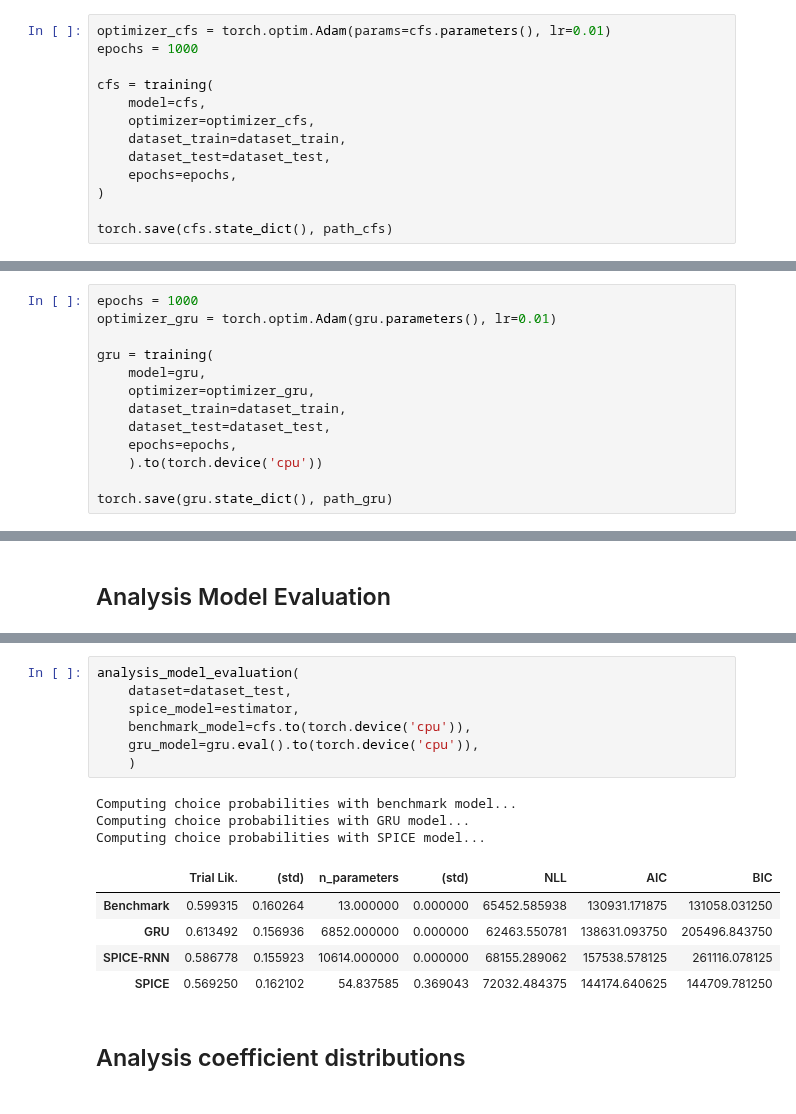
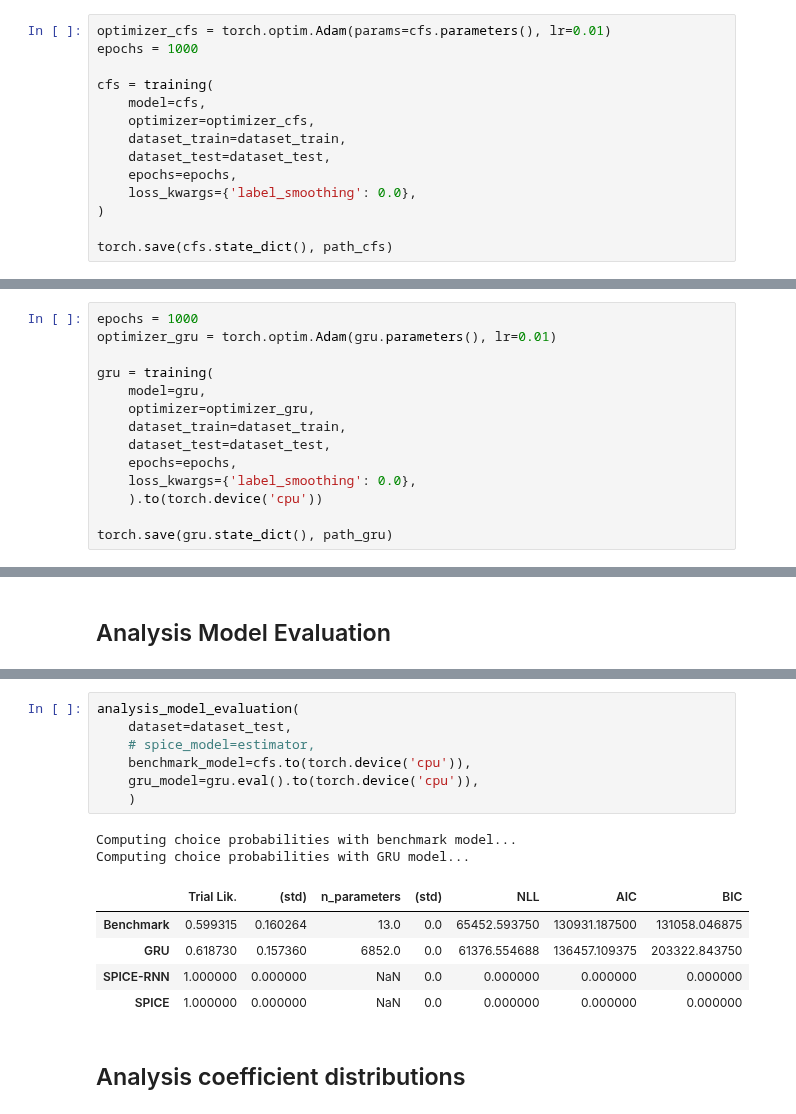
Before and after one commit to whyhardt/SPICE, a Jupyter notebook: weinhardt2026/studies/castro2025/castro2025.ipynb, the cells around one changed output, grey strips where cells are left out. Cells and saved outputs as stored; diff of their text form.

```diff
--- a/weinhardt2026/studies/castro2025/castro2025.ipynb
+++ b/weinhardt2026/studies/castro2025/castro2025.ipynb
@@ -163,6 +163,7 @@ cfs = training(
     dataset_train=dataset_train,
     dataset_test=dataset_test,
     epochs=epochs,
+    loss_kwargs={'label_smoothing': 0.0},
 )
 
 torch.save(cfs.state_dict(), path_cfs)
@@ -190,6 +209,7 @@ gru = training(
     dataset_train=dataset_train,
     dataset_test=dataset_test,
     epochs=epochs,
+    loss_kwargs={'label_smoothing': 0.0},
     ).to(torch.device('cpu'))
 
 torch.save(gru.state_dict(), path_gru)
@@ -246,19 +283,18 @@ Computing choice probabilities with SPICE model...
 # %%
 analysis_model_evaluation(
     dataset=dataset_test,
-    spice_model=estimator,
+    # spice_model=estimator,
     benchmark_model=cfs.to(torch.device('cpu')),
     gru_model=gru.eval().to(torch.device('cpu')),
     )
 # %% [output]
 Computing choice probabilities with benchmark model...
 Computing choice probabilities with GRU model...
-Computing choice probabilities with SPICE model...
 |  | Trial Lik. | (std) | n_parameters | (std) | NLL | AIC | BIC |
-| Benchmark | 0.599315 | 0.160264 | 13.000000 | 0.000000 | 65452.585938 | 130931.171875 | 131058.031250 |
-| GRU | 0.613492 | 0.156936 | 6852.000000 | 0.000000 | 62463.550781 | 138631.093750 | 205496.843750 |
-| SPICE-RNN | 0.586778 | 0.155923 | 10614.000000 | 0.000000 | 68155.289062 | 157538.578125 | 261116.078125 |
-| SPICE | 0.569250 | 0.162102 | 54.837585 | 0.369043 | 72032.484375 | 144174.640625 | 144709.781250 |
+| Benchmark | 0.599315 | 0.160264 | 13.0 | 0.0 | 65452.593750 | 130931.187500 | 131058.046875 |
+| GRU | 0.618730 | 0.157360 | 6852.0 | 0.0 | 61376.554688 | 136457.109375 | 203322.843750 |
+| SPICE-RNN | 1.000000 | 0.000000 | NaN | 0.0 | 0.000000 | 0.000000 | 0.000000 |
+| SPICE | 1.000000 | 0.000000 | NaN | 0.0 | 0.000000 | 0.000000 | 0.000000 |
 # %% [markdown]
 ## Analysis coefficient distributions
 # %%
```
Also changed, not shown: parts of 3 cells of this notebook, 5 other files.
